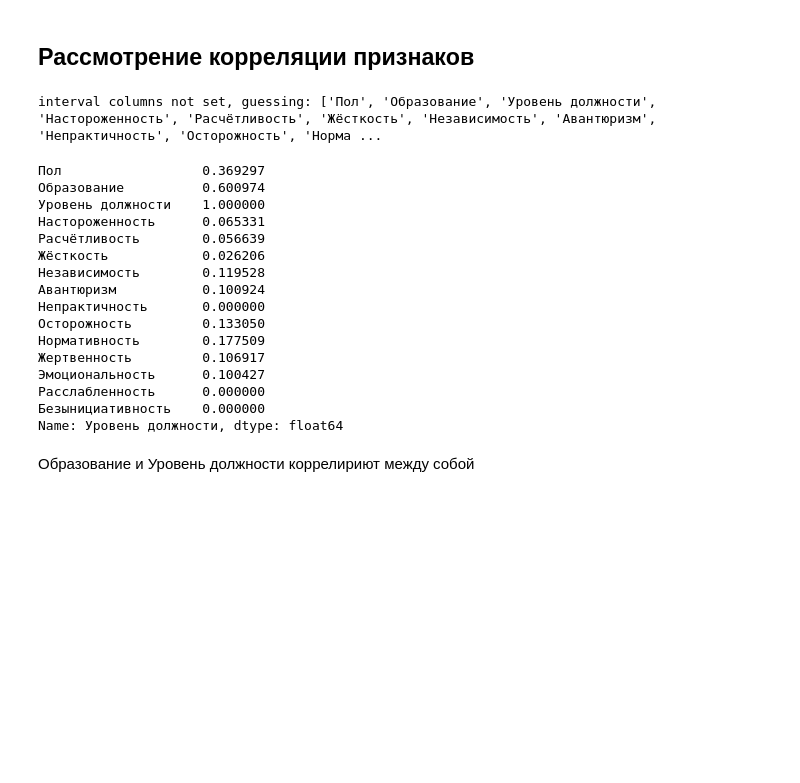
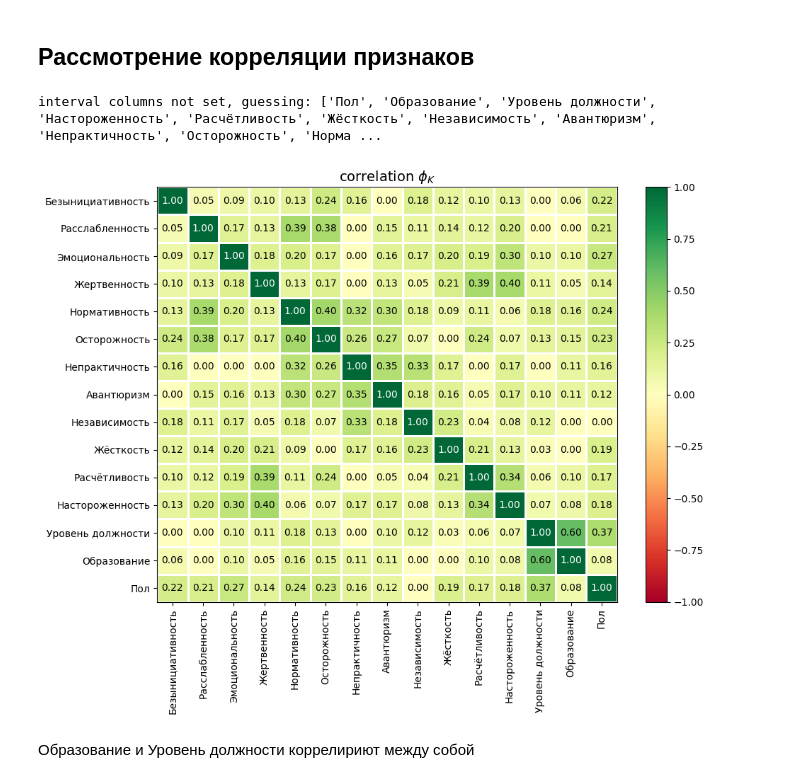
Before and after one commit to tooyoungforthis/expert_judgement, a Jupyter notebook: main.ipynb, the cells around one changed output. Saved outputs shown, nothing was run; the diff lists cells and outputs as text; code cells hidden in the pictures; blank space fills up the shorter version.

```diff
--- a/main.ipynb
+++ b/main.ipynb
@@ -251,27 +254,13 @@ plt.show()
 - с увелечинием уровня должности количество мужчин более сильно преобладает над количеством женщин
 # %% [markdown]
 ## Рассмотрение корреляции признаков
-# %%
-phik_corr = df.phik_matrix()
-phik_corr['Уровень должности']
-# %% [output]
-interval columns not set, guessing: ['Пол', 'Образование', 'Уровень должности', 'Настороженность', 'Расчётливость', 'Жёсткость', 'Независимость', 'Авантюризм', 'Непрактичность', 'Осторожность', 'Норма ...
-Пол                  0.369297
-Образование          0.600974
-Уровень должности    1.000000
-Настороженность      0.065331
-Расчётливость        0.056639
-Жёсткость            0.026206
-Независимость        0.119528
-Авантюризм           0.100924
-Непрактичность       0.000000
-Осторожность         0.133050
-Нормативность        0.177509
-Жертвенность         0.106917
-Эмоциональность      0.100427
-Расслабленность      0.000000
-Безынициативность    0.000000
-Name: Уровень должности, dtype: float64
+# %%
+phik_corr = df.phik_matrix()
+phik.report.plot_correlation_matrix(phik_corr.values, x_labels=phik_corr.columns,
+                                    y_labels=phik_corr.index, title=r'correlation $\phi_K$',  fontsize_factor=1, figsize=(10, 8))
+# %% [output]
+interval columns not set, guessing: ['Пол', 'Образование', 'Уровень должности', 'Настороженность', 'Расчётливость', 'Жёсткость', 'Независимость', 'Авантюризм', 'Непрактичность', 'Осторожность', 'Норма ...
+[figure, added]
 # %% [markdown]
 Образование и Уровень должности коррелириют между собой
 # %%
```
Also changed, not shown: parts of 16 cells of this notebook.
